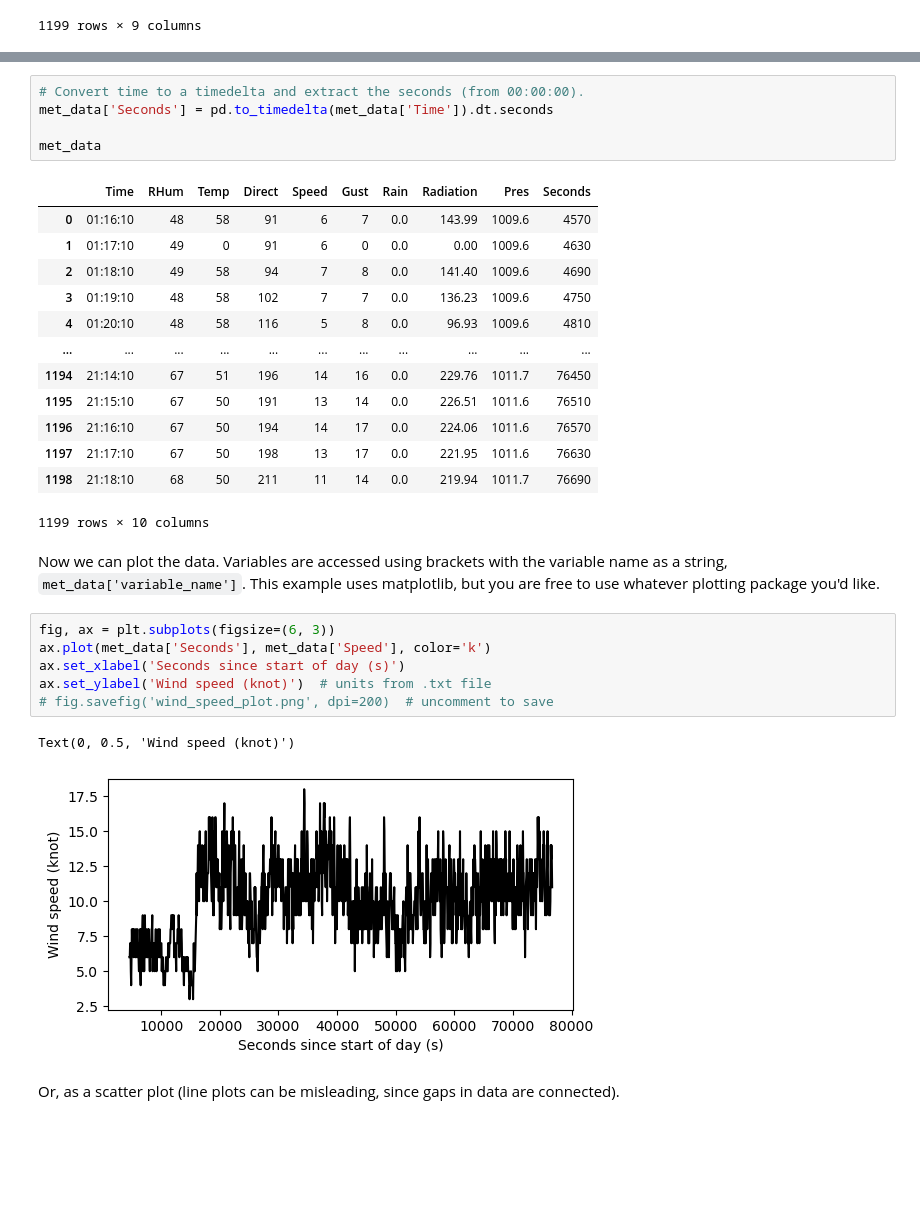
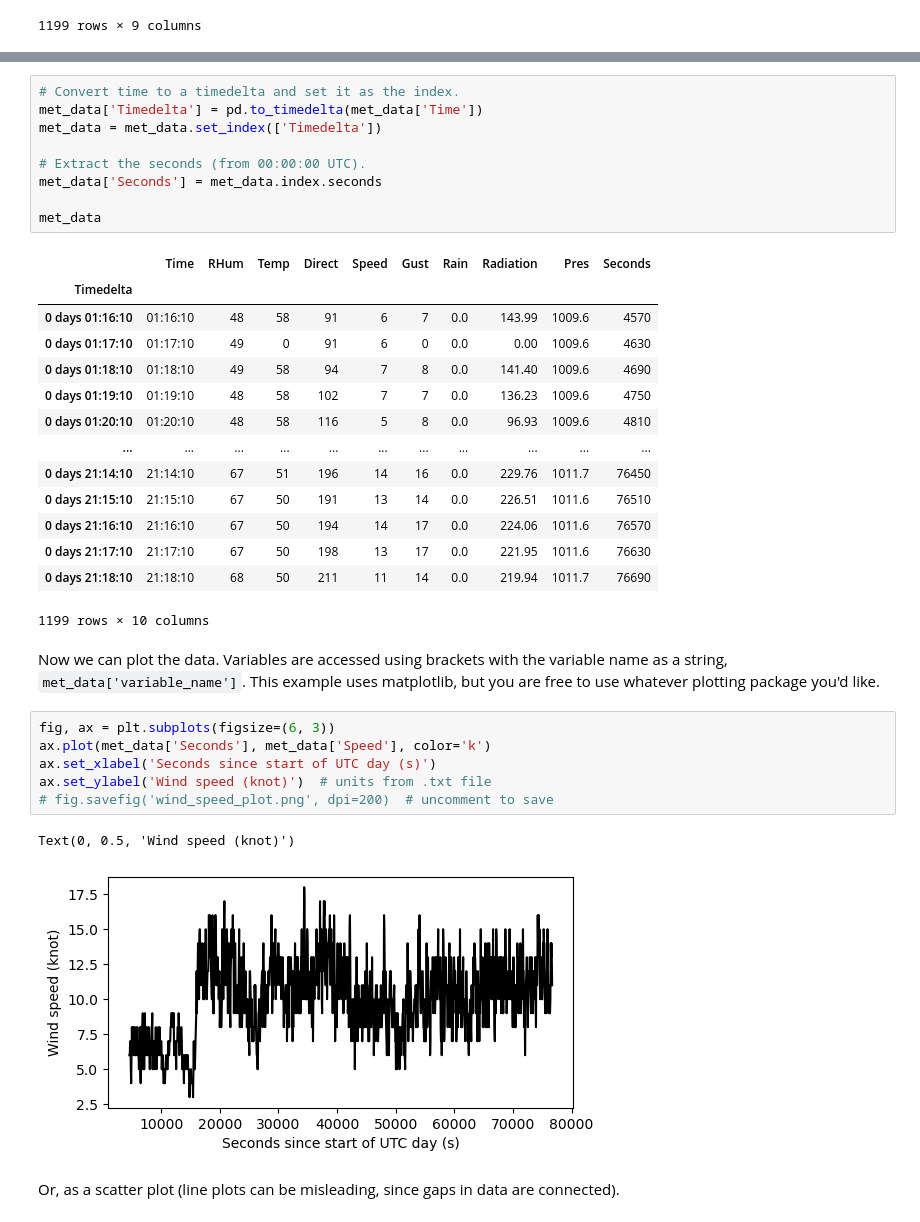
Before and after one commit to SASlabgroup/CEWA590-starter-codes, a Jupyter notebook: met/met_starter_code.ipynb, the cells around one changed output, grey strips where cells are left out. Cells and saved outputs as stored; diff of their text form; blank space fills up the shorter version.

Commit message:
change time from secs to timedeltas to simplify groupby

```diff
--- a/met/met_starter_code.ipynb
+++ b/met/met_starter_code.ipynb
@@ -58,33 +58,38 @@ If you are new to Pandas, new variables are assigned to the DataFrame using `met
 # %%
-# Convert time to a timedelta and extract the seconds (from 00:00:00).
-met_data['Seconds'] = pd.to_timedelta(met_data['Time']).dt.seconds
+# Convert time to a timedelta and set it as the index.
+met_data['Timedelta'] = pd.to_timedelta(met_data['Time'])
+met_data = met_data.set_index(['Timedelta'])
+
+# Extract the seconds (from 00:00:00 UTC).
+met_data['Seconds'] = met_data.index.seconds
 
 met_data
 # %% [output]
 |  | Time | RHum | Temp | Direct | Speed | Gust | Rain | Radiation | Pres | Seconds |
-| 0 | 01:16:10 | 48 | 58 | 91 | 6 | 7 | 0.0 | 143.99 | 1009.6 | 4570 |
-| 1 | 01:17:10 | 49 | 0 | 91 | 6 | 0 | 0.0 | 0.00 | 1009.6 | 4630 |
-| 2 | 01:18:10 | 49 | 58 | 94 | 7 | 8 | 0.0 | 141.40 | 1009.6 | 4690 |
-| 3 | 01:19:10 | 48 | 58 | 102 | 7 | 7 | 0.0 | 136.23 | 1009.6 | 4750 |
-| 4 | 01:20:10 | 48 | 58 | 116 | 5 | 8 | 0.0 | 96.93 | 1009.6 | 4810 |
+| Timedelta |  |  |  |  |  |  |  |  |  |  |
+| 0 days 01:16:10 | 01:16:10 | 48 | 58 | 91 | 6 | 7 | 0.0 | 143.99 | 1009.6 | 4570 |
+| 0 days 01:17:10 | 01:17:10 | 49 | 0 | 91 | 6 | 0 | 0.0 | 0.00 | 1009.6 | 4630 |
+| 0 days 01:18:10 | 01:18:10 | 49 | 58 | 94 | 7 | 8 | 0.0 | 141.40 | 1009.6 | 4690 |
+| 0 days 01:19:10 | 01:19:10 | 48 | 58 | 102 | 7 | 7 | 0.0 | 136.23 | 1009.6 | 4750 |
+| 0 days 01:20:10 | 01:20:10 | 48 | 58 | 116 | 5 | 8 | 0.0 | 96.93 | 1009.6 | 4810 |
 | ... | ... | ... | ... | ... | ... | ... | ... | ... | ... | ... |
-| 1194 | 21:14:10 | 67 | 51 | 196 | 14 | 16 | 0.0 | 229.76 | 1011.7 | 76450 |
-| 1195 | 21:15:10 | 67 | 50 | 191 | 13 | 14 | 0.0 | 226.51 | 1011.6 | 76510 |
-| 1196 | 21:16:10 | 67 | 50 | 194 | 14 | 17 | 0.0 | 224.06 | 1011.6 | 76570 |
-| 1197 | 21:17:10 | 67 | 50 | 198 | 13 | 17 | 0.0 | 221.95 | 1011.6 | 76630 |
-| 1198 | 21:18:10 | 68 | 50 | 211 | 11 | 14 | 0.0 | 219.94 | 1011.7 | 76690 |
+| 0 days 21:14:10 | 21:14:10 | 67 | 51 | 196 | 14 | 16 | 0.0 | 229.76 | 1011.7 | 76450 |
+| 0 days 21:15:10 | 21:15:10 | 67 | 50 | 191 | 13 | 14 | 0.0 | 226.51 | 1011.6 | 76510 |
+| 0 days 21:16:10 | 21:16:10 | 67 | 50 | 194 | 14 | 17 | 0.0 | 224.06 | 1011.6 | 76570 |
+| 0 days 21:17:10 | 21:17:10 | 67 | 50 | 198 | 13 | 17 | 0.0 | 221.95 | 1011.6 | 76630 |
+| 0 days 21:18:10 | 21:18:10 | 68 | 50 | 211 | 11 | 14 | 0.0 | 219.94 | 1011.7 | 76690 |
 1199 rows × 10 columns
 # %% [markdown]
 Now we can plot the data.  Variables are accessed using brackets with the variable name as a string, `met_data['variable_name']`.  This example uses matplotlib, but you are free to use whatever plotting package you'd like.
 # %%
 fig, ax = plt.subplots(figsize=(6, 3))
 ax.plot(met_data['Seconds'], met_data['Speed'], color='k')
-ax.set_xlabel('Seconds since start of day (s)')
+ax.set_xlabel('Seconds since start of UTC day (s)')
 ax.set_ylabel('Wind speed (knot)')  # units from .txt file
 # fig.savefig('wind_speed_plot.png', dpi=200)  # uncomment to save
 # %% [output]
 Text(0, 0.5, 'Wind speed (knot)')
-[figure, old version]
+[figure, new version]
 # %% [markdown]
 Or, as a scatter plot (line plots can be misleading, since gaps in data are connected).
 # %%
```
Also changed, not shown: parts of 13 cells of this notebook.
